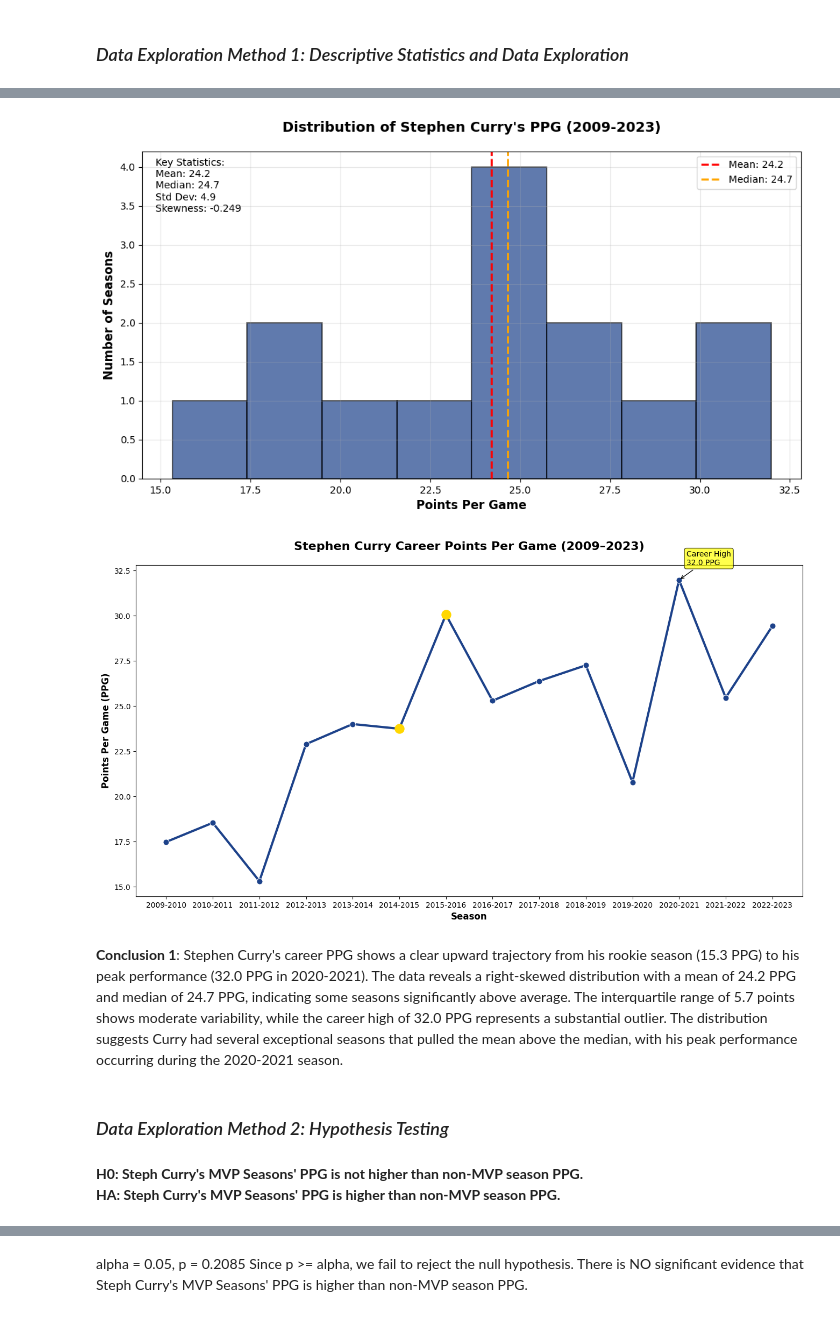
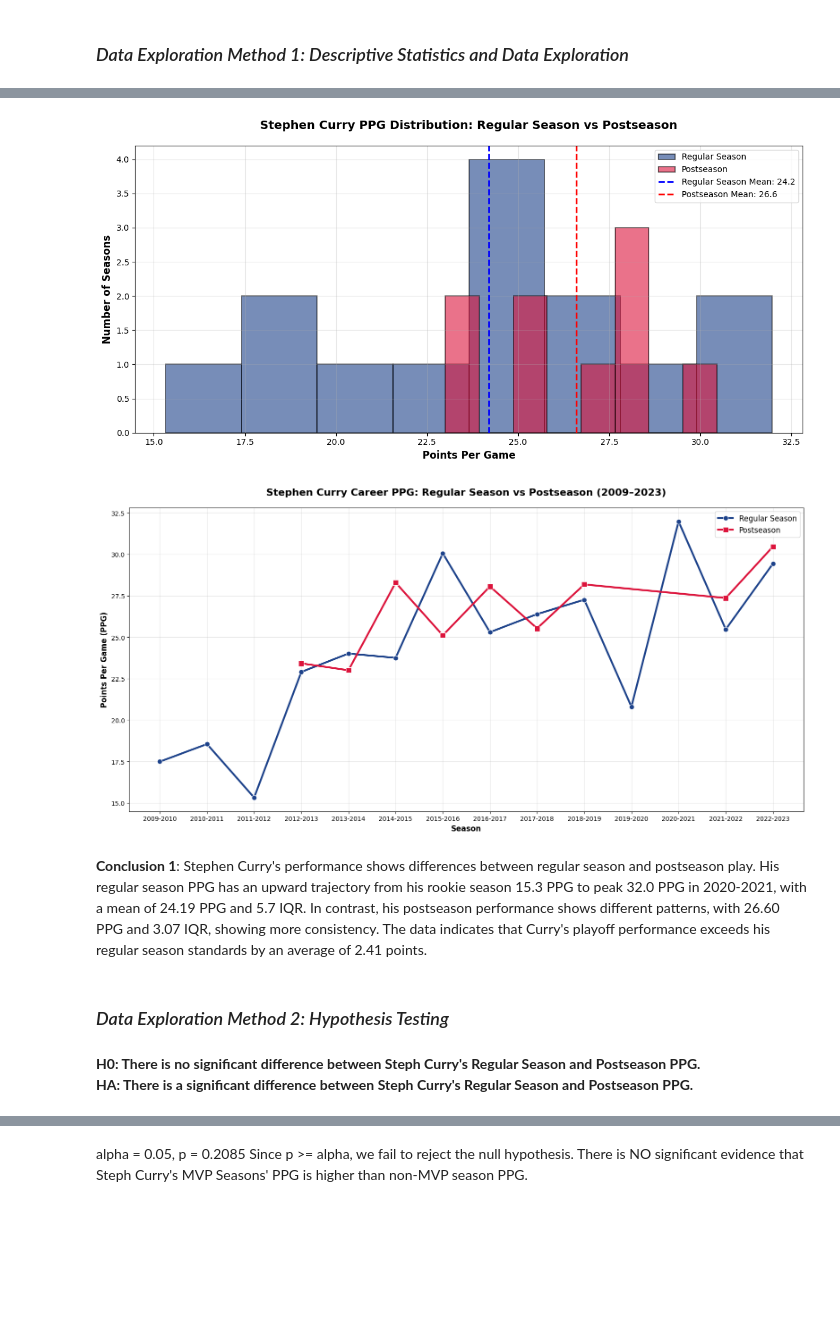
Before and after one commit to noraaren/CMSC320Final, a Jupyter notebook: checkpoint2_dataexploration3.ipynb, the cells around one changed output, grey strips where cells are left out. Saved outputs shown, nothing was run; the diff lists cells and outputs as text; code cells hidden in the pictures; blank space fills up the shorter version.

Commit message:
method 1 post season | method 2: hypothesis testing

```diff
--- a/checkpoint2_dataexploration3.ipynb
+++ b/checkpoint2_dataexploration3.ipynb
@@ -7,10 +7,12 @@ import matplotlib.pyplot as plt
 import numpy as np
 from scipy import stats
 # %%
-# Dataset
+# Datasets
 regular = pd.read_csv("Stephen Curry Regularseason Stats.csv")
+postseason = pd.read_csv("Stephen Curry Postseason Stats.csv")
 
-print("Dataset shape:", regular.shape)
-print("\nColumns:", regular.columns.tolist())
-print("\nFirst 3 Years:\n", regular.head(3))
+print("Regular Season Dataset shape:", regular.shape)
+print("Postseason Dataset shape:", postseason.shape)
+print("\nRegular Season Columns:", regular.columns.tolist())
+print("\nPostseason Columns:", postseason.columns.tolist())
 # %% [output]
@@ -118,63 +130,51 @@ Skewness: -0.249
 # %%
+# Combined histogram
 plt.figure(figsize=(12, 6))
-plt.hist(season_stats['PPG'], bins=8, alpha=0.7, color='#1D428A', edgecolor='black', linewidth=1.2)
+plt.hist(regular_season_stats['PPG'], bins=8, alpha=0.6, color='#1D428A', label='Regular Season', edgecolor='black', linewidth=1.2)
+plt.hist(postseason_stats['PPG'], bins=8, alpha=0.6, color='#DC143C', label='Postseason', edgecolor='black', linewidth=1.2)
 
-# Vertical lines for mean and median
-plt.axvline(season_stats['PPG'].mean(), color='red', linestyle='--', linewidth=2, label=f'Mean: {season_stats["PPG"].mean():.1f}')
-plt.axvline(season_stats['PPG'].median(), color='orange', linestyle='--', linewidth=2, label=f'Median: {season_stats["PPG"].median():.1f}')
+# Vertical lines for means
+plt.axvline(regular_season_stats['PPG'].mean(), color='blue', linestyle='--', linewidth=2, label=f'Regular Season Mean: {regular_season_stats["PPG"].mean():.1f}')
+plt.axvline(postseason_stats['PPG'].mean(), color='red', linestyle='--', linewidth=2, label=f'Postseason Mean: {postseason_stats["PPG"].mean():.1f}')
 
-# Title and labels
-plt.title("Distribution of Stephen Curry's PPG (2009-2023)", fontsize=14, fontweight='bold', pad=20)
+plt.title("Stephen Curry PPG Distribution: Regular Season vs Postseason", fontsize=14, fontweight='bold', pad=20)
 plt.xlabel("Points Per Game", fontsize=12, fontweight='bold')
 plt.ylabel("Number of Seasons", fontsize=12, fontweight='bold')
 plt.legend()
 plt.grid(True, alpha=0.3)
 
-# Text legend
-stats_text = f"""Key Statistics:
-Mean: {season_stats['PPG'].mean():.1f}
-Median: {season_stats['PPG'].median():.1f}
-Std Dev: {season_stats['PPG'].std():.1f}
-Skewness: {stats.skew(season_stats['PPG']):.3f}"""
-plt.text(0.02, 0.98, stats_text, transform=plt.gca().transAxes, verticalalignment='top')
-
+plt.tight_layout()
 plt.show()
 # %% [output]
-[figure, old version]
+[figure, new version]
 # %%
 plt.figure(figsize=(16, 8))
-sns.lineplot(data=season_stats, x='Season_year', y='PPG', marker='o',
-             color='#1D428A', linewidth=3, markersize=8)
 
-# MVP and non-MVP seasons
-mvp_seasons = ['2014-2015', '2015-2016']
-non_mvp_seasons = [season for season in season_stats['Season_year'] if season not in mvp_seasons]
-mvp_data = season_stats[season_stats['Season_year'].isin(mvp_seasons)]
-plt.scatter(mvp_data['Season_year'], mvp_data['PPG'],
-           color='gold', s=150, zorder=5, label='MVP Seasons')
+# Regular season lien
+sns.lineplot(data=regular_season_stats, x='Season_year', y='PPG', marker='o',
+             color='#1D428A', linewidth=3, markersize=8, label='Regular Season')
 
-# Title and Labels
-plt.title("Stephen Curry Career Points Per Game (2009–2023)",
+# Post season line
+sns.lineplot(data=postseason_stats, x='Season_year', y='PPG', marker='s',
+             color='#DC143C', linewidth=3, markersize=8, label='Postseason')
+
+# Title and labels
+plt.title("Stephen Curry Career PPG: Regular Season vs Postseason (2009–2023)",
           fontsize=16, fontweight='bold', pad=20)
 plt.xlabel("Season", fontsize=12, fontweight='bold')
 plt.ylabel("Points Per Game (PPG)", fontsize=12, fontweight='bold')
+plt.legend(fontsize=12)
 
-# Annotations
-max_ppg_season = season_stats.loc[season_stats['PPG'].idxmax()]
-plt.annotate(f'Career High\n{max_ppg_season["PPG"]:.1f} PPG',
-            xy=(max_ppg_season['Season_year'], max_ppg_season['PPG']),
-            xytext=(10, 20), textcoords='offset points',
-            bbox=dict(boxstyle='round,pad=0.3', facecolor='yellow', alpha=0.7),
-            arrowprops=dict(arrowstyle='->', connectionstyle='arc3,rad=0'))
-
+plt.grid(True, alpha=0.3)
+plt.tight_layout()
 plt.show()
 # %% [output]
-[figure, old version]
+[figure, new version]
 # %% [markdown]
-**Conclusion 1**: Stephen Curry's career PPG shows a clear upward trajectory from his rookie season (15.3 PPG) to his peak performance (32.0 PPG in 2020-2021). The data reveals a right-skewed distribution with a mean of 24.2 PPG and median of 24.7 PPG, indicating some seasons significantly above average. The interquartile range of 5.7 points shows moderate variability, while the career high of 32.0 PPG represents a substantial outlier. The distribution suggests Curry had several exceptional seasons that pulled the mean above the median, with his peak performance occurring during the 2020-2021 season.
+**Conclusion 1**: Stephen Curry's performance shows differences between regular season and postseason play. His regular season PPG has an upward trajectory from his rookie season 15.3 PPG to peak 32.0 PPG in 2020-2021, with a mean of 24.19 PPG and 5.7 IQR. In contrast, his postseason performance shows different patterns, with 26.60 PPG and 3.07 IQR, showing more consistency. The data indicates that Curry's playoff performance exceeds his regular season standards by an average of 2.41 points.
 # %% [markdown]
 ### *Data Exploration Method 2: Hypothesis Testing*
 # %% [markdown]
-**H0: Steph Curry's MVP Seasons' PPG is not higher than non-MVP season PPG.**
-**HA: Steph Curry's MVP Seasons' PPG is higher than non-MVP season PPG.**
+**H0: There is no significant difference between Steph Curry's Regular Season and Postseason PPG.**
+**HA: There is a significant difference between Steph Curry's Regular Season and Postseason PPG.**
 # %%
```
Also changed, not shown: parts of 7 cells of this notebook.
